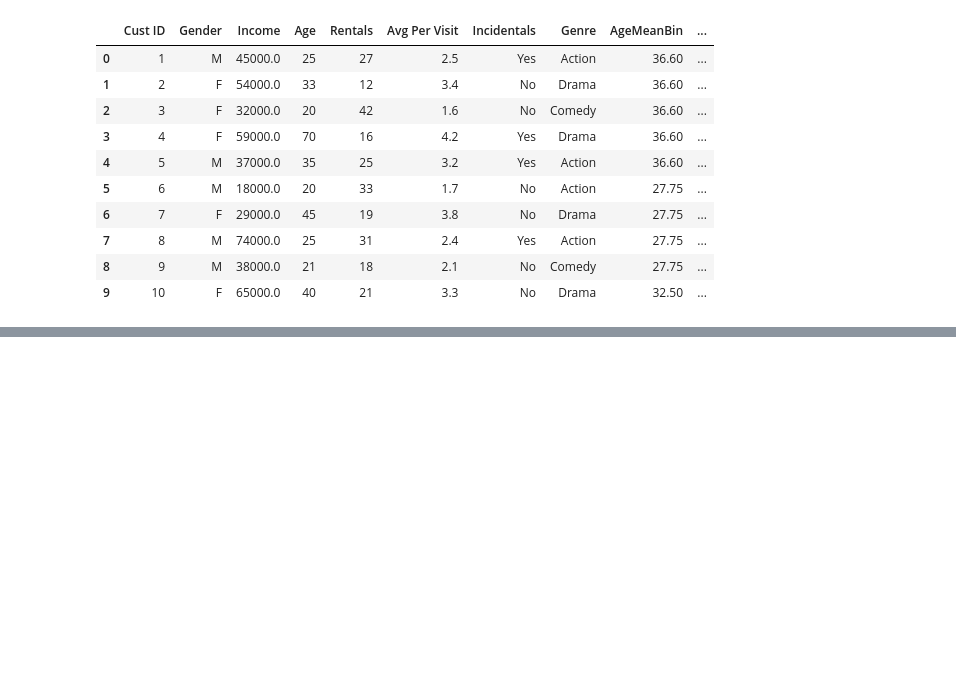
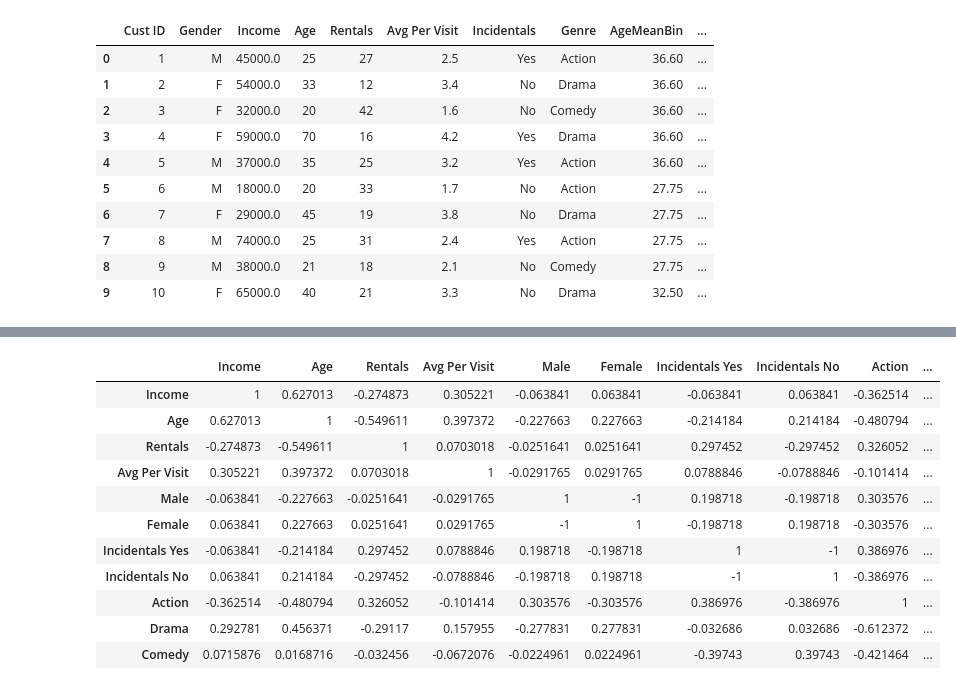
Before and after one commit to GabeWilmoth/CSC-495-01-DataMining, a Jupyter notebook: Assignments/1-DataPreprocessing Gabriel Wilmoth.ipynb, the cells around one changed output, grey strips where cells are left out. Cells and saved outputs as stored; diff of their text form; code cells hidden in the pictures; blank space fills up the shorter version.

```diff
--- a/Assignments/1-DataPreprocessing Gabriel Wilmoth.ipynb
+++ b/Assignments/1-DataPreprocessing Gabriel Wilmoth.ipynb
@@ -183,5 +144,0 @@ print(len(binnumber))
-# %%
-for x in newlist:
-    print(x)
-print("")
-print(len(newlist))
@@ -206,5 +145,5 @@ print(len(newlist))
 # %%
-video["AgeMeanBin"] = newlist
+video["AgeMeanBin"] = ageMeanBin
 video.head(10)
 # %% [output]
 |  | Cust ID | Gender | Income | Age | Rentals | Avg Per Visit | Incidentals | Genre | AgeMeanBin |
@@ -261,5 +201,0 @@ video.head(10)
-# %%
-i = 0
-for x in video:
-    if video.at[int(x), 'Income'] > 60000.0:
-        print(++i)
@@ -267,0 +202,9 @@ ValueError: invalid literal for int() with base 10: 'Cust ID'
+# %%
+discretizeIncome = [None]*50
+for x in video.index:
+    if video.at[int(x), 'Income'] >= 60000.0:
+        discretizeIncome[x] = 'High'
+    elif video.at[int(x), 'Income'] <= 59000.0 and video.at[int(x), 'Income'] >= 25000.0:
+        discretizeIncome[x] = 'Mid'
+    else:
+        discretizeIncome[x] = 'Low'
@@ -267,0 +302,18 @@ ValueError: invalid literal for int() with base 10: 'Cust ID'
+# %%
+del videoStan['Cust ID']
+rs = np.random.RandomState(0)
+corr = videoStan.corr()
+corr.style.background_gradient(cmap='coolwarm')
+# %% [output]
+|  | Income | Age | Rentals | Avg Per Visit | Male | Female | Incidentals Yes | Incidentals No | Action | ... |
+| Income | 1 | 0.627013 | -0.274873 | 0.305221 | -0.063841 | 0.063841 | -0.063841 | 0.063841 | -0.362514 | ... |
+| Age | 0.627013 | 1 | -0.549611 | 0.397372 | -0.227663 | 0.227663 | -0.214184 | 0.214184 | -0.480794 | ... |
+| Rentals | -0.274873 | -0.549611 | 1 | 0.0703018 | -0.0251641 | 0.0251641 | 0.297452 | -0.297452 | 0.326052 | ... |
+| Avg Per Visit | 0.305221 | 0.397372 | 0.0703018 | 1 | -0.0291765 | 0.0291765 | 0.0788846 | -0.0788846 | -0.101414 | ... |
+| Male | -0.063841 | -0.227663 | -0.0251641 | -0.0291765 | 1 | -1 | 0.198718 | -0.198718 | 0.303576 | ... |
+| Female | 0.063841 | 0.227663 | 0.0251641 | 0.0291765 | -1 | 1 | -0.198718 | 0.198718 | -0.303576 | ... |
+| Incidentals Yes | -0.063841 | -0.214184 | 0.297452 | 0.0788846 | 0.198718 | -0.198718 | 1 | -1 | 0.386976 | ... |
+| Incidentals No | 0.063841 | 0.214184 | -0.297452 | -0.0788846 | -0.198718 | 0.198718 | -1 | 1 | -0.386976 | ... |
+| Action | -0.362514 | -0.480794 | 0.326052 | -0.101414 | 0.303576 | -0.303576 | 0.386976 | -0.386976 | 1 | ... |
+| Drama | 0.292781 | 0.456371 | -0.29117 | 0.157955 | -0.277831 | 0.277831 | -0.032686 | 0.032686 | -0.612372 | ... |
+| Comedy | 0.0715876 | 0.0168716 | -0.032456 | -0.0672076 | -0.0224961 | 0.0224961 | -0.39743 | 0.39743 | -0.421464 | ... |
```
Also changed, not shown: parts of 20 cells of this notebook.
